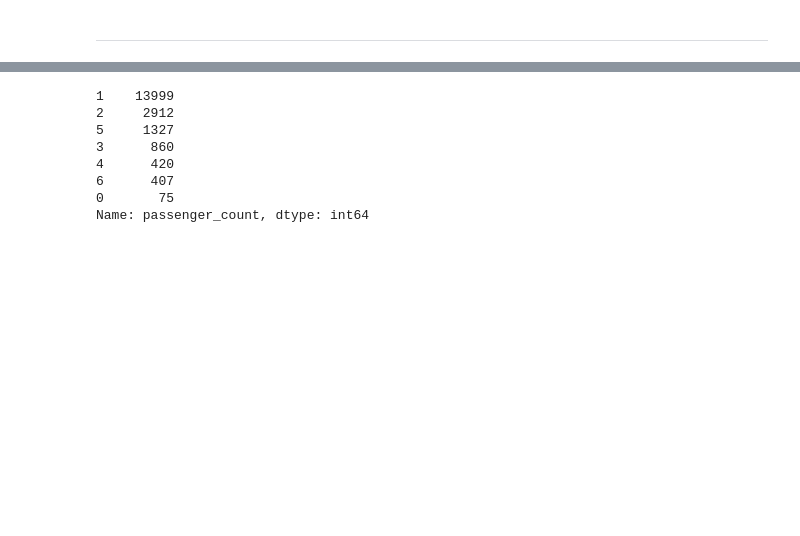
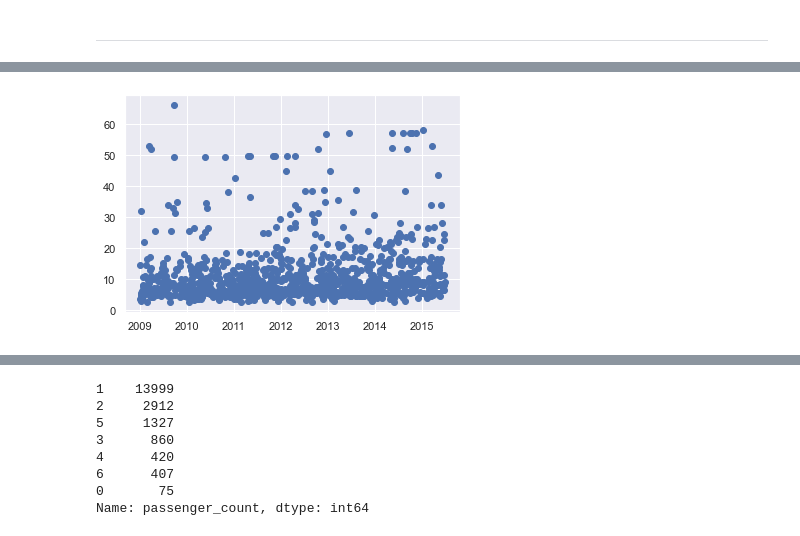
Before and after one commit to orlanehz/data-science-projects, a Jupyter notebook: 01-first-kaggle-project.ipynb, the cells around one changed output, grey strips where cells are left out. Cells and saved outputs as stored; diff of their text form; code cells hidden in the pictures; blank space fills up the shorter version.

```diff
--- a/01-first-kaggle-project.ipynb
+++ b/01-first-kaggle-project.ipynb
@@ -183,0 +53,26 @@ We notice that some attributes have a tail-heavy distribution. It seems maybe th
+# %%
+# Standard imports
+
+# Regular EDA and plotting libraries
+import numpy as np
+import pandas as pd
+import matplotlib.pyplot as plt
+import seaborn as sns
+sns.set(rc={'figure.figsize':(13.7,9.27)})
+import warnings
+warnings.filterwarnings('ignore')
+%matplotlib inline
+
+# Transformation libraries
+from sklearn.impute import SimpleImputer
+from sklearn.pipeline import Pipeline
+from sklearn.preprocessing import StandardScaler
+from sklearn.compose import ColumnTransformer
+
+# Models from Scikit-Learn
+from sklearn.linear_model import LinearRegression
+from sklearn.ensemble import RandomForestRegressor
+
+# Model Evaluations
+from sklearn.metrics import mean_squared_error
+from sklearn.model_selection import cross_val_score, GridSearchCV, RandomizedSearchCV
@@ -183,0 +244,5 @@ We notice that some attributes have a tail-heavy distribution. It seems maybe th
+# %%
+fig, ax = plt.subplots()
+ax.scatter(taxi_train_set["pickup_datetime"][:1000], taxi_train_set["fare_amount"][:1000]);
+# %% [output]
+[figure, added]
```
Also changed, not shown: parts of 131 cells of this notebook.
